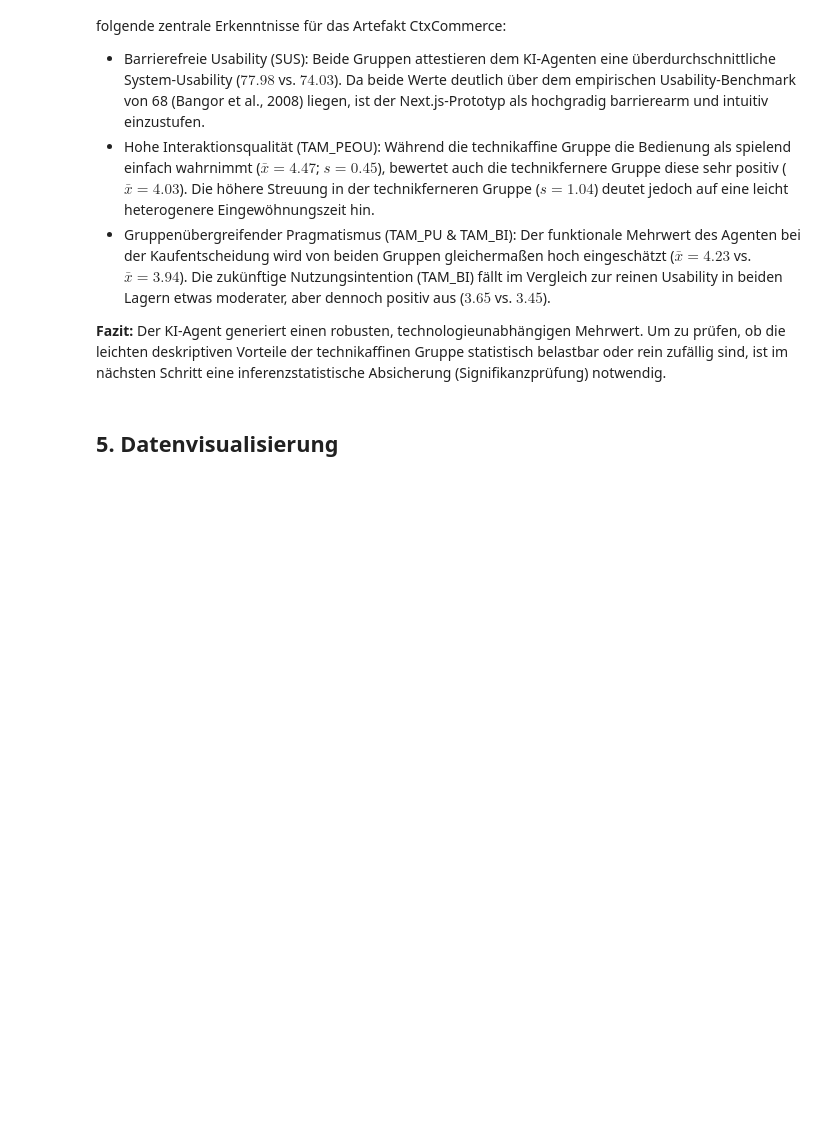
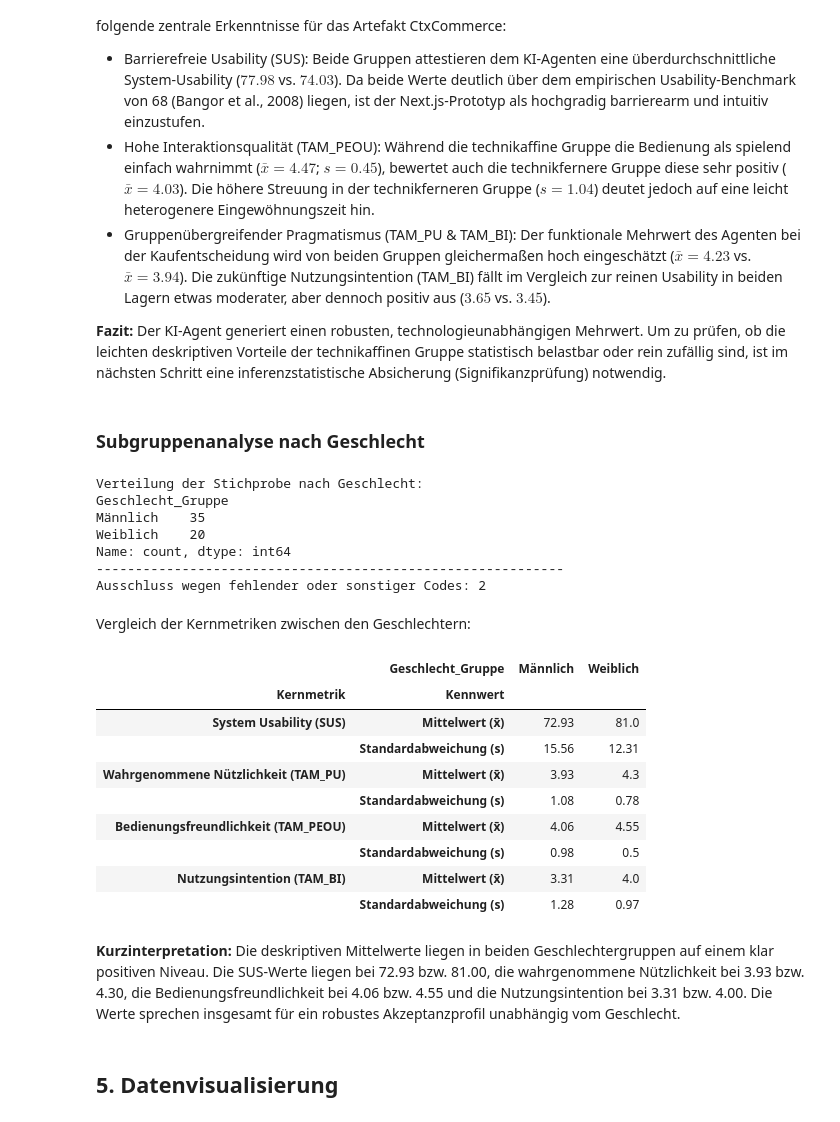
Before and after one commit to fuerstfabian/Analysis-Usability-Acceptance-CtxCommerce, a Jupyter notebook: notebooks/evaluation_analysis.ipynb, the cells around one changed output. Drawn from its saved outputs; the diff is of its cells as text; code cells hidden in the pictures; blank space fills up the shorter version.

```diff
--- a/notebooks/evaluation_analysis.ipynb
+++ b/notebooks/evaluation_analysis.ipynb
@@ -381,6 +379,70 @@ Der Median-Split der Technikaffinität ($MD = 3.5$) teilt die Stichprobe in eine
 * Gruppenübergreifender Pragmatismus (TAM_PU & TAM_BI): Der funktionale Mehrwert des Agenten bei der Kaufentscheidung wird von beiden Gruppen gleichermaßen hoch eingeschätzt ($\bar{x} = 4.23$ vs. $\bar{x} = 3.94$). Die zukünftige Nutzungsintention (TAM_BI) fällt im Vergleich zur reinen Usability in beiden Lagern etwas moderater, aber dennoch positiv aus ($3.65$ vs. $3.45$).
 
 **Fazit:** Der KI-Agent generiert einen robusten, technologieunabhängigen Mehrwert. Um zu prüfen, ob die leichten deskriptiven Vorteile der technikaffinen Gruppe statistisch belastbar oder rein zufällig sind, ist im nächsten Schritt eine inferenzstatistische Absicherung (Signifikanzprüfung) notwendig.
+# %%
+from IPython.display import Markdown, display
+
+gender_map = {1: 'Männlich', 2: 'Weiblich'}
+df_gender = df[df['DE02'].isin(gender_map)].copy()
+df_gender['Geschlecht_Gruppe'] = df_gender['DE02'].map(gender_map)
+
+display(Markdown('### Subgruppenanalyse nach Geschlecht'))
+
+print('Verteilung der Stichprobe nach Geschlecht:')
+print(df_gender['Geschlecht_Gruppe'].value_counts())
+print('-' * 60)
+print(f"Ausschluss wegen fehlender oder sonstiger Codes: {len(df) - len(df_gender)}")
+
+# Liste der zu vergleichenden Kernmetriken (ohne Geschlecht selbst)
+gender_metrics = ['SUS_Score', 'TAM_PU', 'TAM_PEOU', 'TAM_BI']
+
+# Deskriptive Statistiken getrennt nach Geschlecht berechnen
+gender_stats = df_gender.groupby('Geschlecht_Gruppe')[gender_metrics].agg(['mean', 'std']).T
+
+gender_stats.index.names = ['Kernmetrik', 'Kennwert']
+gender_stats = gender_stats.rename(index={
+    'mean': 'Mittelwert (x̄)',
+    'std': 'Standardabweichung (s)',
+    'SUS_Score': 'System Usability (SUS)',
+    'TAM_PU': 'Wahrgenommene Nützlichkeit (TAM_PU)',
+    'TAM_PEOU': 'Bedienungsfreundlichkeit (TAM_PEOU)',
+    'TAM_BI': 'Nutzungsintention (TAM_BI)'
+})
+
+display(Markdown('Vergleich der Kernmetriken zwischen den Geschlechtern:'))
+display(gender_stats.round(2))
+
+gender_means = df_gender.groupby('Geschlecht_Gruppe')[gender_metrics].mean()
+
+display(Markdown(
+    f"**Kurzinterpretation:** Die deskriptiven Mittelwerte liegen in beiden Geschlechtergruppen auf einem klar positiven Niveau. "
+    f"Die SUS-Werte liegen bei {gender_means.loc['Männlich', 'SUS_Score']:.2f} bzw. {gender_means.loc['Weiblich', 'SUS_Score']:.2f}, "
+    f"die wahrgenommene Nützlichkeit bei {gender_means.loc['Männlich', 'TAM_PU']:.2f} bzw. {gender_means.loc['Weiblich', 'TAM_PU']:.2f}, "
+    f"die Bedienungsfreundlichkeit bei {gender_means.loc['Männlich', 'TAM_PEOU']:.2f} bzw. {gender_means.loc['Weiblich', 'TAM_PEOU']:.2f} und "
+    f"die Nutzungsintention bei {gender_means.loc['Männlich', 'TAM_BI']:.2f} bzw. {gender_means.loc['Weiblich', 'TAM_BI']:.2f}. "
+    f"Die Werte sprechen insgesamt für ein robustes Akzeptanzprofil unabhängig vom Geschlecht."
+))
+# %% [output]
+### Subgruppenanalyse nach Geschlecht
+Verteilung der Stichprobe nach Geschlecht:
+Geschlecht_Gruppe
+Männlich    35
+Weiblich    20
+Name: count, dtype: int64
+------------------------------------------------------------
+Ausschluss wegen fehlender oder sonstiger Codes: 2
+Vergleich der Kernmetriken zwischen den Geschlechtern:
+|  | Geschlecht_Gruppe | Männlich | Weiblich |
+| Kernmetrik | Kennwert |  |  |
+| System Usability (SUS) | Mittelwert (x̄) | 72.93 | 81.0 |
+|  | Standardabweichung (s) | 15.56 | 12.31 |
+| Wahrgenommene Nützlichkeit (TAM_PU) | Mittelwert (x̄) | 3.93 | 4.3 |
+|  | Standardabweichung (s) | 1.08 | 0.78 |
+| Bedienungsfreundlichkeit (TAM_PEOU) | Mittelwert (x̄) | 4.06 | 4.55 |
+|  | Standardabweichung (s) | 0.98 | 0.5 |
+| Nutzungsintention (TAM_BI) | Mittelwert (x̄) | 3.31 | 4.0 |
+|  | Standardabweichung (s) | 1.28 | 0.97 |
+**Kurzinterpretation:** Die deskriptiven Mittelwerte liegen in beiden Geschlechtergruppen auf einem klar positiven Niveau. Die SUS-Werte liegen bei 72.93 bzw. 81.00, die wahrgenommene Nützlichkeit bei 3.93 bzw. 4.30, die Bedienungsfreundlichkeit bei 4.06 bzw. 4.55 und die Nutzungsintention bei 3.31 bzw. 4.00. Die Werte sprechen insgesamt für ein robustes Akzeptanzprofil unabhängig vom Geschlecht.
 # %% [markdown]
 ## 5. Datenvisualisierung
 # %%
```
Also changed, not shown: parts of 5 cells of this notebook.
